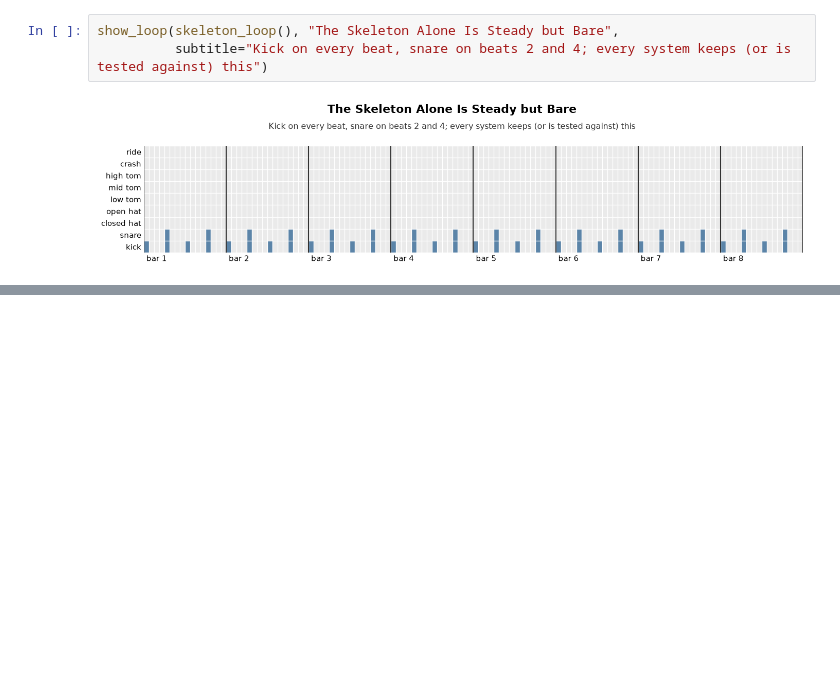
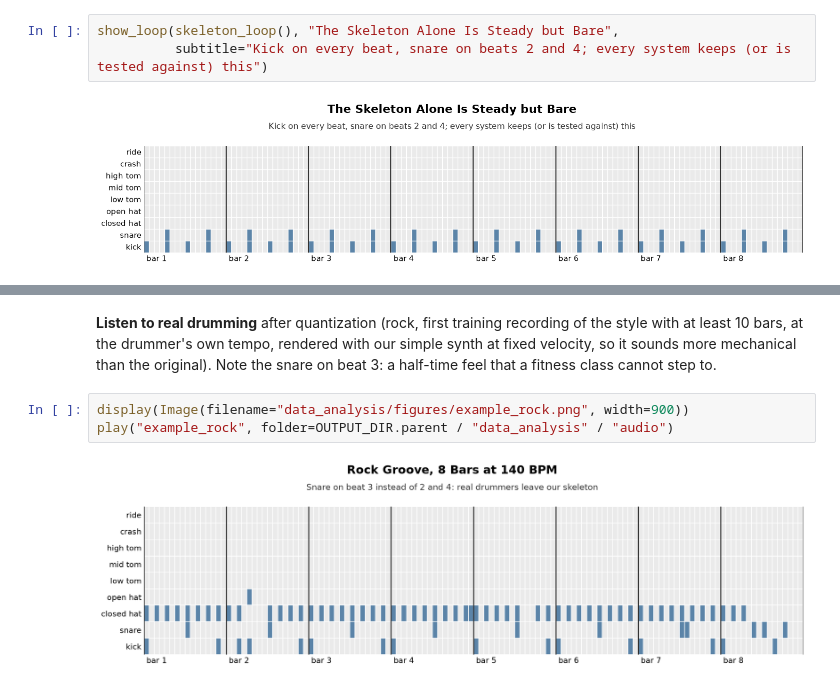
Before and after one commit to giacomograzia/generative-ai-music, a Jupyter notebook: notebook.ipynb, the cells around one changed output, grey strips where cells are left out. Saved outputs shown, nothing was run; the diff lists cells and outputs as text; blank space fills up the shorter version.

```diff
--- a/notebook.ipynb
+++ b/notebook.ipynb
@@ -123,0 +160,9 @@ TODO
+# %% [markdown]
+**Listen to real drumming** after quantization (rock, first training recording of the style with at least 10 bars,
+at the drummer's own tempo, rendered with our simple synth at fixed velocity, so it sounds more mechanical than the
+original). Note the snare on beat 3: a half-time feel that a fitness class cannot step to.
+# %%
+display(Image(filename="data_analysis/figures/example_rock.png", width=900))
+play("example_rock", folder=OUTPUT_DIR.parent / "data_analysis" / "audio")
+# %% [output]
+[figure, added]
```
Also changed, not shown: parts of 19 cells of this notebook.
